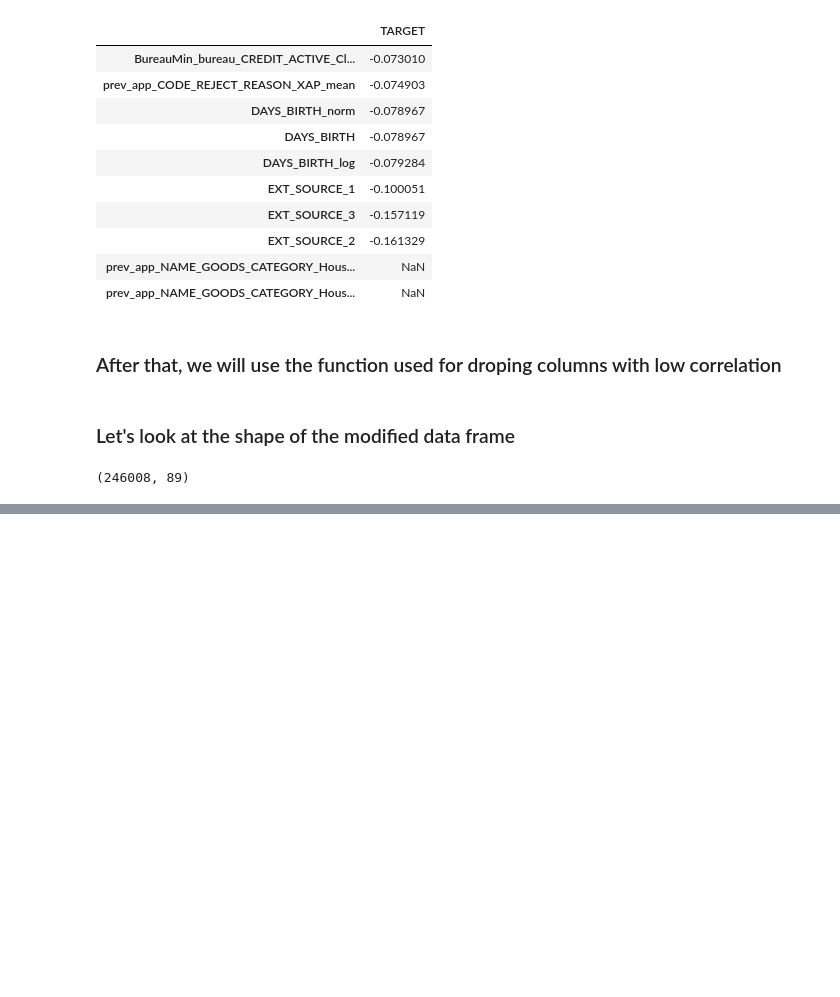
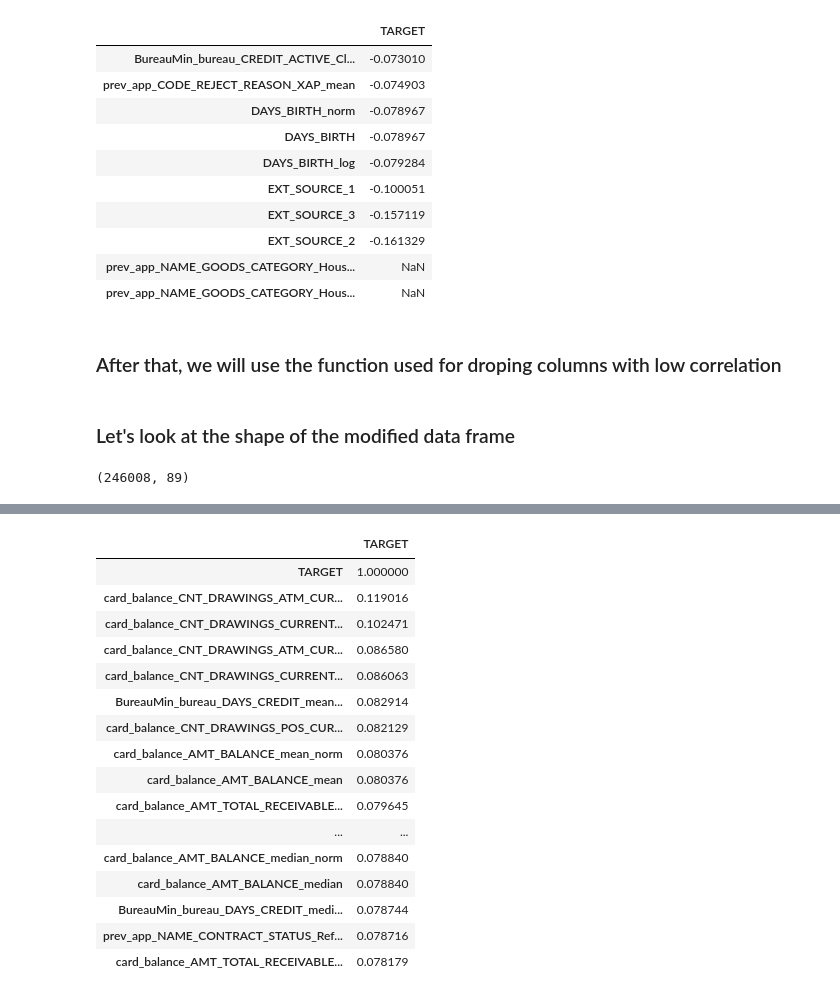
Before and after one commit to IML-Project/Home_Credit_Default_Risk_Project, a Jupyter notebook: FeatureEngineering.ipynb, the cells around one changed output, grey strips where cells are left out. Saved outputs shown, nothing was run; the diff lists cells and outputs as text; code cells hidden in the pictures; blank space fills up the shorter version.

```diff
--- a/FeatureEngineering.ipynb
+++ b/FeatureEngineering.ipynb
@@ -761,0 +879,4 @@ main_data.to_csv('./featureData.csv')
+# %%
+main_data = main_data.merge(card_bal_obj_grp, on = 'SK_ID_CURR', how = 'left')
+# %%
+main_data = main_data.merge(card_bal_obj_numr, on = 'SK_ID_CURR', how = 'left')
@@ -761,0 +885,4 @@ main_data.to_csv('./featureData.csv')
+# %%
+main_data = remove_target_correlated_cols(main_data,
+                                         special_id = 'SK_ID_CURR',
+                                         threshold = 0.04)
@@ -761,0 +893,25 @@ main_data.to_csv('./featureData.csv')
+# %%
+correlations = main_data.corr()
+correlations = correlations.sort_values('TARGET', ascending = False)
+
+new_cors = pd.DataFrame(correlations['TARGET'])
+# %%
+new_cors.head(20)
+# %% [output]
+|  | TARGET |
+| TARGET | 1.000000 |
+| card_balance_CNT_DRAWINGS_ATM_CUR... | 0.119016 |
+| card_balance_CNT_DRAWINGS_CURRENT... | 0.102471 |
+| card_balance_CNT_DRAWINGS_ATM_CUR... | 0.086580 |
+| card_balance_CNT_DRAWINGS_CURRENT... | 0.086063 |
+| BureauMin_bureau_DAYS_CREDIT_mean... | 0.082914 |
+| card_balance_CNT_DRAWINGS_POS_CUR... | 0.082129 |
+| card_balance_AMT_BALANCE_mean_norm | 0.080376 |
+| card_balance_AMT_BALANCE_mean | 0.080376 |
+| card_balance_AMT_TOTAL_RECEIVABLE... | 0.079645 |
+| ... | ... |
+| card_balance_AMT_BALANCE_median_norm | 0.078840 |
+| card_balance_AMT_BALANCE_median | 0.078840 |
+| BureauMin_bureau_DAYS_CREDIT_medi... | 0.078744 |
+| prev_app_NAME_CONTRACT_STATUS_Ref... | 0.078716 |
+| card_balance_AMT_TOTAL_RECEIVABLE... | 0.078179 |
```
Also changed, not shown: parts of 24 cells of this notebook.
